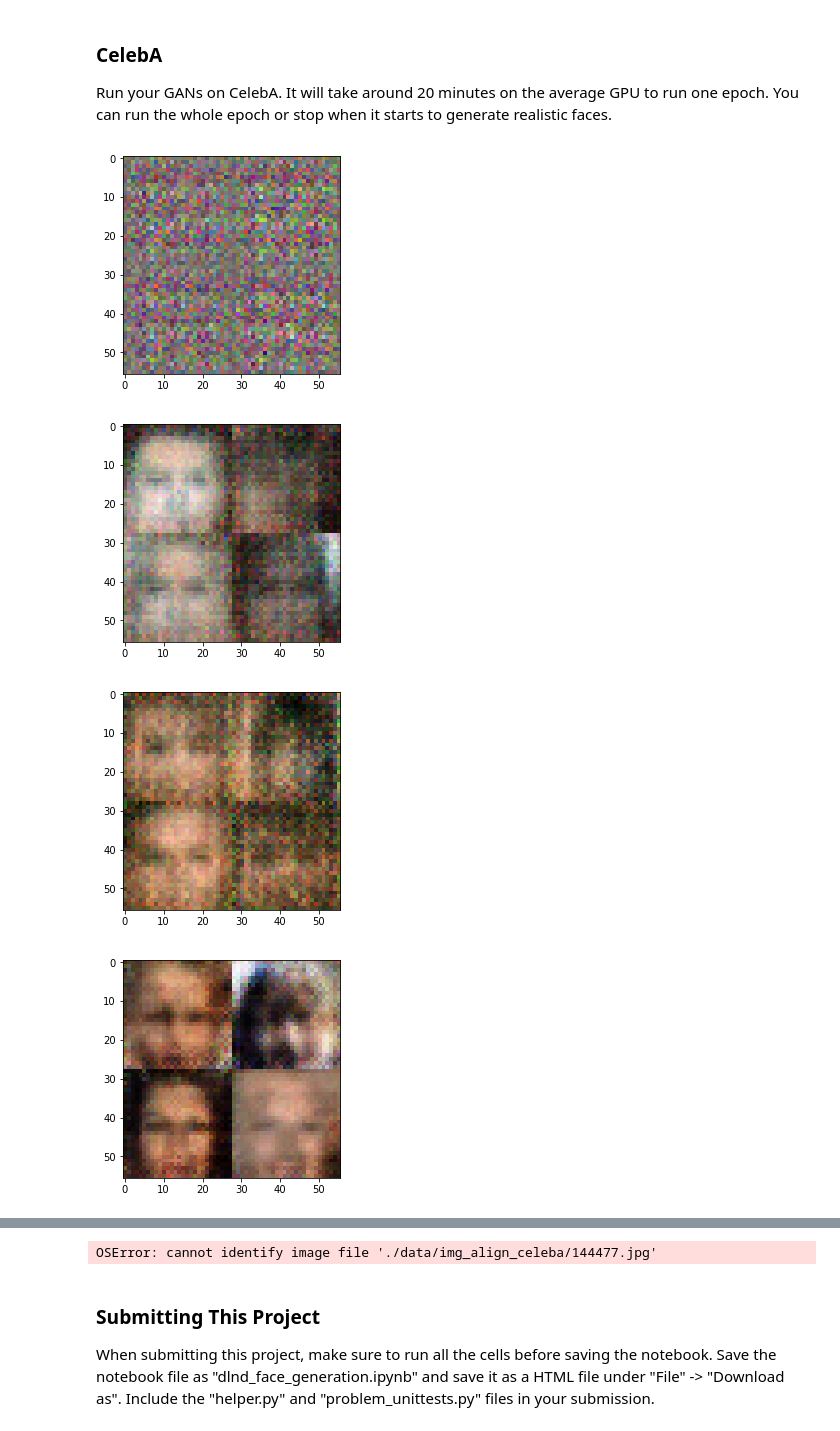
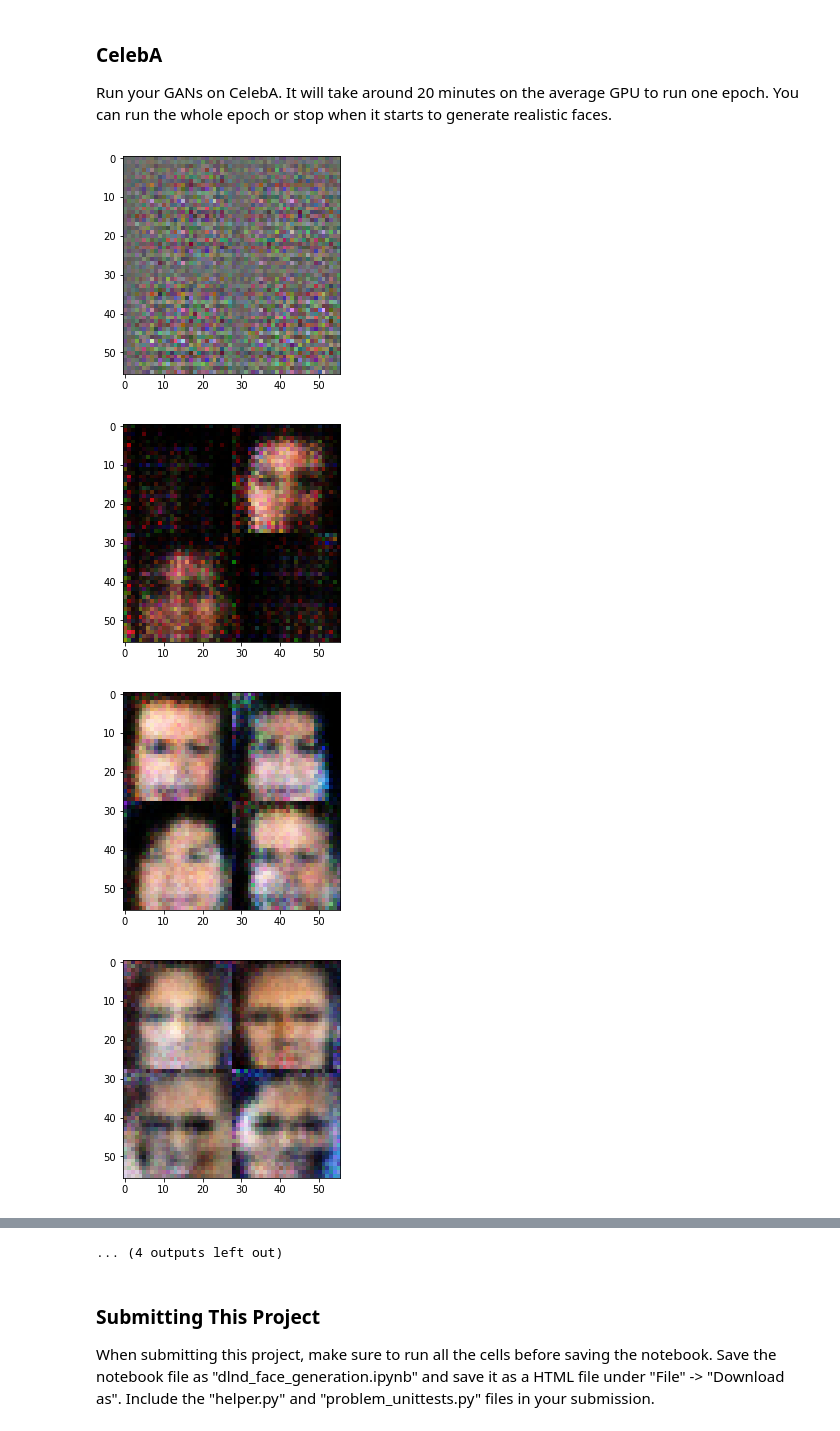
Before and after one commit to mzaradzki/umooc, a Jupyter notebook: face_generation/dlnd_face_generation.ipynb, the cells around one changed output, grey strips where cells are left out. Drawn from its saved outputs; the diff is of its cells as text; code cells hidden in the pictures.

```diff
--- a/face_generation/dlnd_face_generation.ipynb
+++ b/face_generation/dlnd_face_generation.ipynb
@@ -182,7 +186,7 @@ def discriminator(images, reuse=False):
 
         # WARNING : best to have a dropout between last Leaky_RELU and Sigmoid ?
         if True:
-            x3 = tf.nn.dropout(x3, keep_prob=0.80) # mild regularization
+            x3 = tf.nn.dropout(x3, keep_prob=drp_kpprb) # mild regularization
 
         flat = tf.reshape(x3, (-1, 4*4*256))
         logits = tf.layers.dense(flat, 1)
@@ -236,7 +240,7 @@ def generator(z, out_channel_dim, is_train=True):
         # new shape = 16x16x128
 
         if True:
-            x3 = tf.nn.dropout(x3, keep_prob=0.80) # mild regularization
+            x3 = tf.nn.dropout(x3, keep_prob=drp_kpprb) # mild regularization
 
         pre_logits = tf.layers.conv2d_transpose(x3,
                                                 out_channel_dim, kernel_size, strides=2,
@@ -324,11 +328,9 @@ def model_opt(d_loss, g_loss, learning_rate, beta1):
     d_vars = [var for var in t_vars if var.name.startswith('discriminator')]
 
     # INFO : http://ruishu.io/2016/12/27/batchnorm/
-    with tf.control_dependencies(tf.get_collection(tf.GraphKeys.UPDATE_OPS)):
+    with tf.control_dependencies(tf.get_collection(tf.GraphKeys.UPDATE_OPS, scope='generator')):
         d_train_opt = tf.train.AdamOptimizer(learning_rate, beta1).minimize(d_loss, var_list=d_vars)
-
-    # WARNING : if g_train_opt goes into the "with" statement too then the training loop breaks
-    g_train_opt = tf.train.AdamOptimizer(learning_rate, beta1).minimize(g_loss, var_list=g_vars)
+        g_train_opt = tf.train.AdamOptimizer(learning_rate, beta1).minimize(g_loss, var_list=g_vars)
 
     return d_train_opt, g_train_opt
 
@@ -411,11 +413,12 @@ def train(epoch_count, batch_size, z_dim, learning_rate, beta1, get_batches, dat
                     raise ValueError('out of range (too low) input pixel value')
                 if (2*batch_images.max()> 1):
                     raise ValueError('out of range (too high) input pixel value')
+                twice_batch_images = 2. * batch_images
 
                 batch_z = np.random.uniform(-1, 1, size=(batch_size, z_dim))
 
                 # Run optimizers
-                _ = sess.run(d_train_opt, feed_dict={input_real: batch_images*2,
+                _ = sess.run(d_train_opt, feed_dict={input_real: twice_batch_images,
                                                      input_z: batch_z,
                                                      lr: learning_rate})
 
@@ -435,7 +438,7 @@ def train(epoch_count, batch_size, z_dim, learning_rate, beta1, get_batches, dat
 
 
             # After each each epoch print the losses (remark: G loss should be < D loss)
-            train_loss_d = sess.run(d_loss, {input_real: batch_images*2,
+            train_loss_d = sess.run(d_loss, {input_real: twice_batch_images,
                                              input_z: batch_z})
             train_loss_g = g_loss.eval({input_z: batch_z})
 
@@ -482,23 +485,23 @@ Epoch 1/2... Discriminator Loss: 1.3922... Generator Loss: 0.5974
 ### CelebA
 Run your GANs on CelebA.  It will take around 20 minutes on the average GPU to run one epoch.  You can run the whole epoch or stop when it starts to generate realistic faces.
 # %%
-batch_size = 64 # advised to be in [16,32,64] set (best for GPU to be power of 2)
+batch_size = 32 # advised to be in [16,32,64] set (best for GPU to be power of 2)
 z_dim = 100
-learning_rate = 0.0005 # "DCGAN with this architectural remains stable with LR between 0.0001 and 0.0008"
+learning_rate = 0.0004 # "DCGAN with this architectural remains stable with LR between 0.0001 and 0.0008"
 beta1 = 0.50
 
 
 """
 DON'T MODIFY ANYTHING IN THIS CELL THAT IS BELOW THIS LINE
 """
 epochs = 1
 
 celeba_dataset = helper.Dataset('celeba', glob(os.path.join(data_dir, 'img_align_celeba/*.jpg')))
 with tf.Graph().as_default():
     train(epochs, batch_size, z_dim, learning_rate, beta1, celeba_dataset.get_batches,
           celeba_dataset.shape, celeba_dataset.image_mode)
 # %% [output]
-[figure, old version]
+[figure, new version]
-[figure, old version]
+[figure, new version]
-[figure, old version]
+[figure, new version]
-[figure, old version]
+[figure, new version]
@@ -509,4 +516,4 @@ with tf.Graph().as_default():
-OSError: cannot identify image file './data/img_align_celeba/144477.jpg'
+... (4 outputs left out)
 # %% [markdown]
 ### Submitting This Project
 When submitting this project, make sure to run all the cells before saving the notebook. Save the notebook file as "dlnd_face_generation.ipynb" and save it as a HTML file under "File" -> "Download as". Include the "helper.py" and "problem_unittests.py" files in your submission.
```
Also changed, not shown: parts of 6 cells of this notebook, 1 other file.
